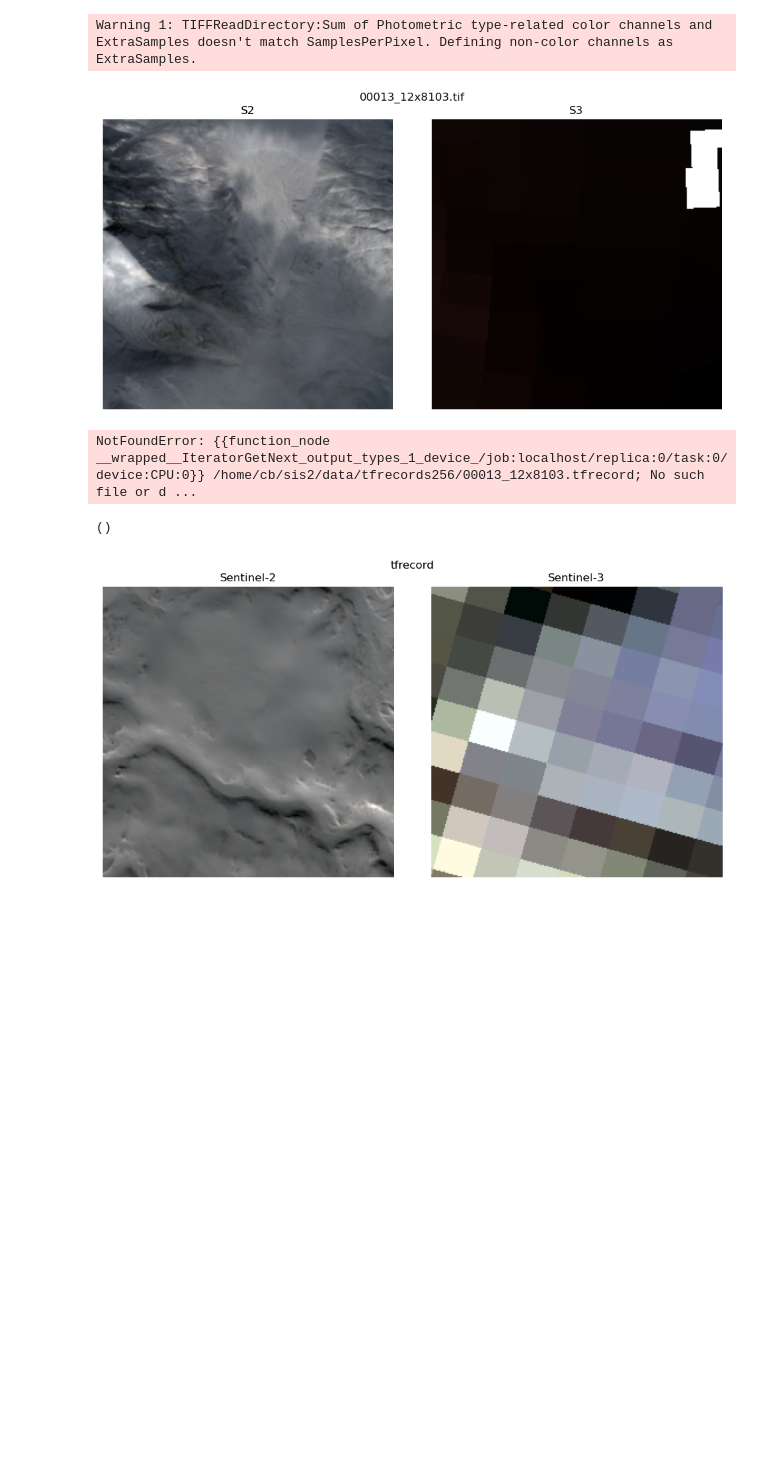
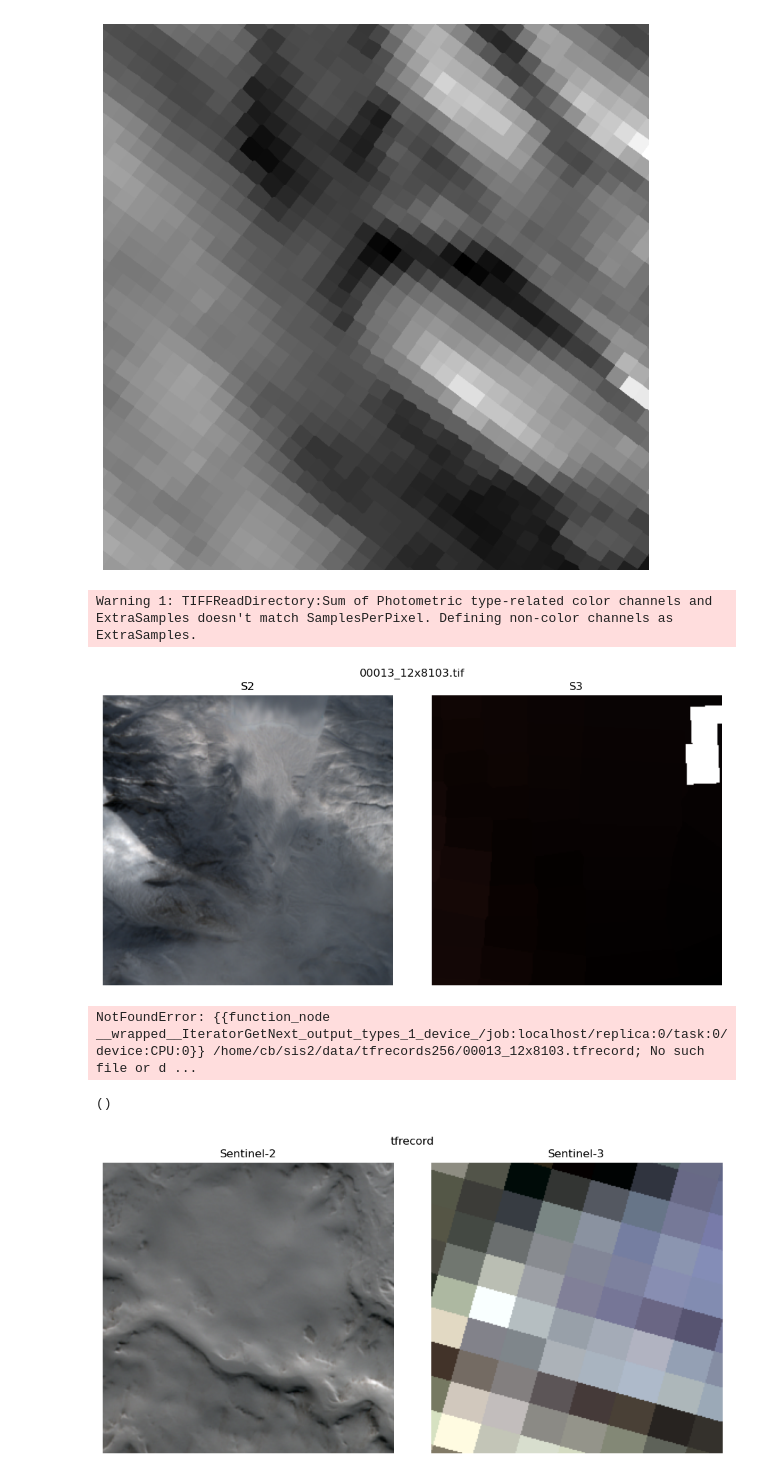
Before and after one commit to ucabcbo/ARISGAN, a Jupyter notebook: preprocessing/single_tiff.ipynb, the cells around one changed output. Saved outputs shown, nothing was run; the diff lists cells and outputs as text; code cells hidden in the pictures; blank space fills up the shorter version.

```diff
--- a/preprocessing/single_tiff.ipynb
+++ b/preprocessing/single_tiff.ipynb
@@ -51,3 +53,10 @@ Warning 1: TIFFReadDirectory:Sum of Photometric type-related color channels and
+# %%
+import importlib
+importlib.reload(tbx)
+
+tbx.plot_tiff_channel(raw_tiff, 26)
+# %% [output]
+[figure, added]
 # %%
 import random
 files = os.listdir('/home/cb/sis2/data/tif256/')
```
Also changed, not shown: parts of 5 cells of this notebook, 25 other files.
